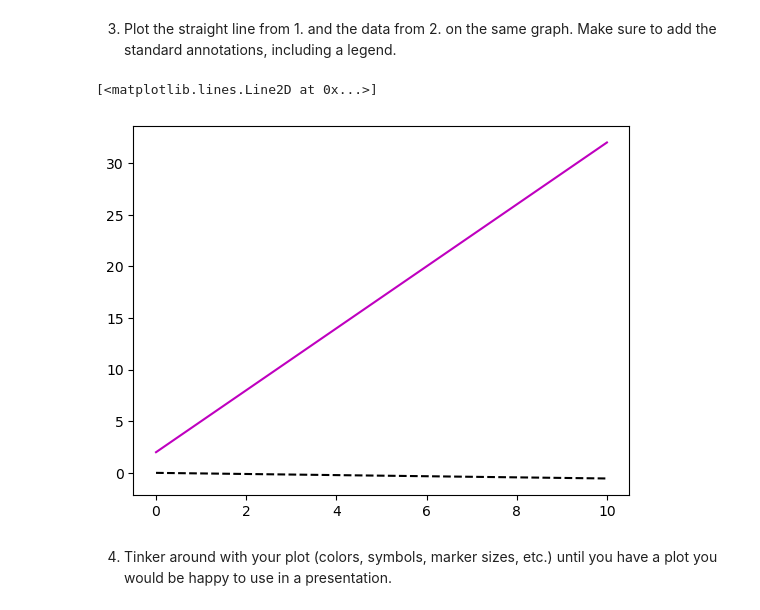
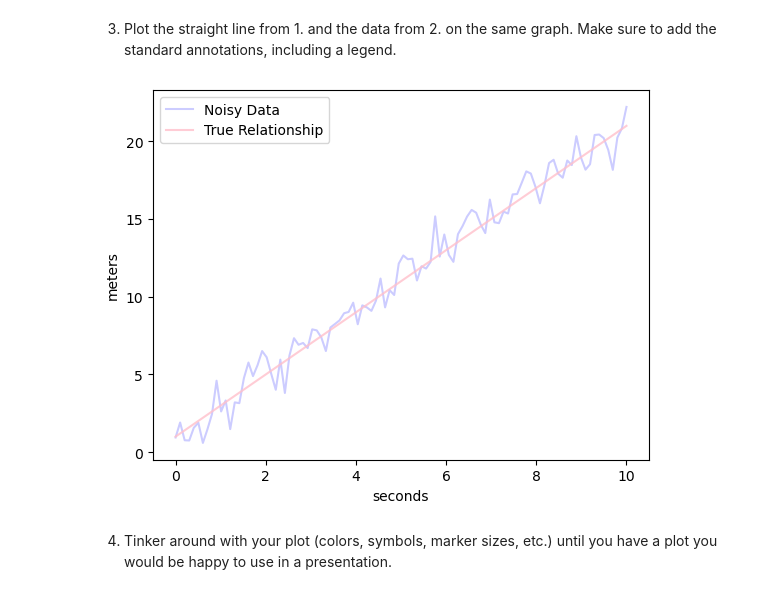
Before and after one commit to rnoodh/psy_data, a Jupyter notebook: week 4/tu08_re_MatPlotLib_HW.ipynb, the cells around one changed output. Saved outputs shown, nothing was run; the diff lists cells and outputs as text; code cells hidden in the pictures.

```diff
--- a/week 4/tu08_re_MatPlotLib_HW.ipynb
+++ b/week 4/tu08_re_MatPlotLib_HW.ipynb
@@ -32,0 +30,9 @@ plt.plot(dat_x, dat_y)
+# %%
+x = np.linspace(0, 10, 100)
+y = a + b * x + np.random.normal(0, 1, len(x))
+
+plt.plot(x, y, 'pink', alpha = 0.6)
+plt.plot(x, a + b * x, 'pink', alpha = 0.8)
+plt.xlabel('X')
+plt.ylabel('Y')
+plt.show()
@@ -33,17 +41,13 @@ plt.plot(dat_x, dat_y)
 # %% [markdown]
 3. Plot the straight line from 1. and the data from 2. on the same graph. Make sure to add the standard annotations, including a legend.
 # %%
-
-x = np.linspace(0, 10, 100)
-y = a + b * x_values
-
-dat_x = [0,10]
-dat_y = dat_y = np.sin(dat_x)
-
-plt.plot(x,y,'m-')
-plt.plot(dat_x, dat_y, 'k--')
+plt.plot(x, y, 'blue', alpha=0.2, label='Noisy Data')
+plt.plot(x, a + b * x, 'pink', alpha=0.8, label='True Relationship')
+plt.xlabel('seconds')
+plt.ylabel('meters')
+plt.legend()
+plt.show()
 # %% [output]
-[<matplotlib.lines.Line2D at 0x...>]
-[figure, old version]
+[figure, new version]
 # %% [markdown]
 4. Tinker around with your plot (colors, symbols, marker sizes, etc.) until you have a plot you would be happy to use in a presentation.
```
Also changed, not shown: parts of 10 cells of this notebook, 21 other files.
